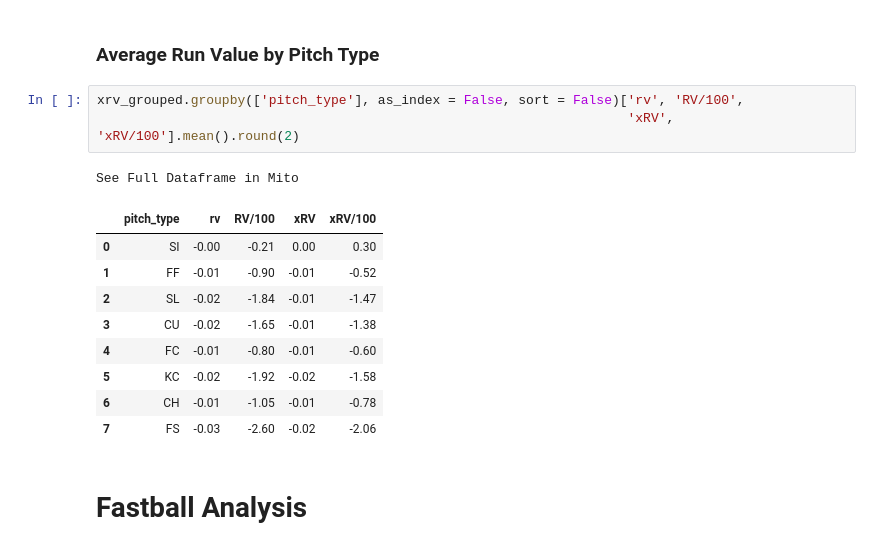
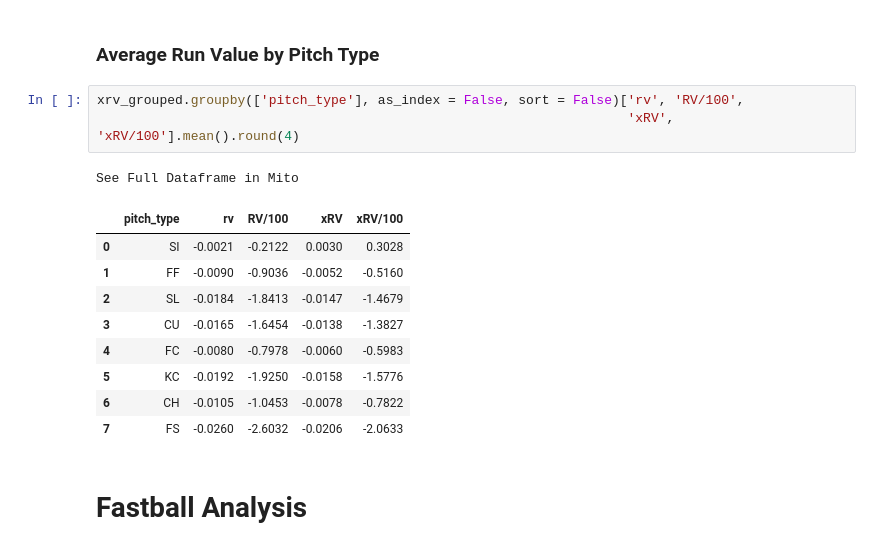
Before and after one commit to anthonyzurke/RVmodel, a Jupyter notebook: notebooks/analysis-rv.ipynb, the cells around one changed output. Cells and saved outputs as stored; diff of their text form.

```diff
--- a/notebooks/analysis-rv.ipynb
+++ b/notebooks/analysis-rv.ipynb
@@ -127,18 +120,18 @@ See Full Dataframe in Mito
 ### Average Run Value by Pitch Type
 # %%
 xrv_grouped.groupby(['pitch_type'], as_index = False, sort = False)['rv', 'RV/100',
-                                                                    'xRV', 'xRV/100'].mean().round(2)
+                                                                    'xRV', 'xRV/100'].mean().round(4)
 # %% [output]
 See Full Dataframe in Mito
 |  | pitch_type | rv | RV/100 | xRV | xRV/100 |
-| 0 | SI | -0.00 | -0.21 | 0.00 | 0.30 |
-| 1 | FF | -0.01 | -0.90 | -0.01 | -0.52 |
-| 2 | SL | -0.02 | -1.84 | -0.01 | -1.47 |
-| 3 | CU | -0.02 | -1.65 | -0.01 | -1.38 |
-| 4 | FC | -0.01 | -0.80 | -0.01 | -0.60 |
-| 5 | KC | -0.02 | -1.92 | -0.02 | -1.58 |
-| 6 | CH | -0.01 | -1.05 | -0.01 | -0.78 |
-| 7 | FS | -0.03 | -2.60 | -0.02 | -2.06 |
+| 0 | SI | -0.0021 | -0.2122 | 0.0030 | 0.3028 |
+| 1 | FF | -0.0090 | -0.9036 | -0.0052 | -0.5160 |
+| 2 | SL | -0.0184 | -1.8413 | -0.0147 | -1.4679 |
+| 3 | CU | -0.0165 | -1.6454 | -0.0138 | -1.3827 |
+| 4 | FC | -0.0080 | -0.7978 | -0.0060 | -0.5983 |
+| 5 | KC | -0.0192 | -1.9250 | -0.0158 | -1.5776 |
+| 6 | CH | -0.0105 | -1.0453 | -0.0078 | -0.7822 |
+| 7 | FS | -0.0260 | -2.6032 | -0.0206 | -2.0633 |
 # %% [markdown]
 # Fastball Analysis
 # %% [markdown]
```
Also changed, not shown: parts of 6 cells of this notebook, 3 other files.
